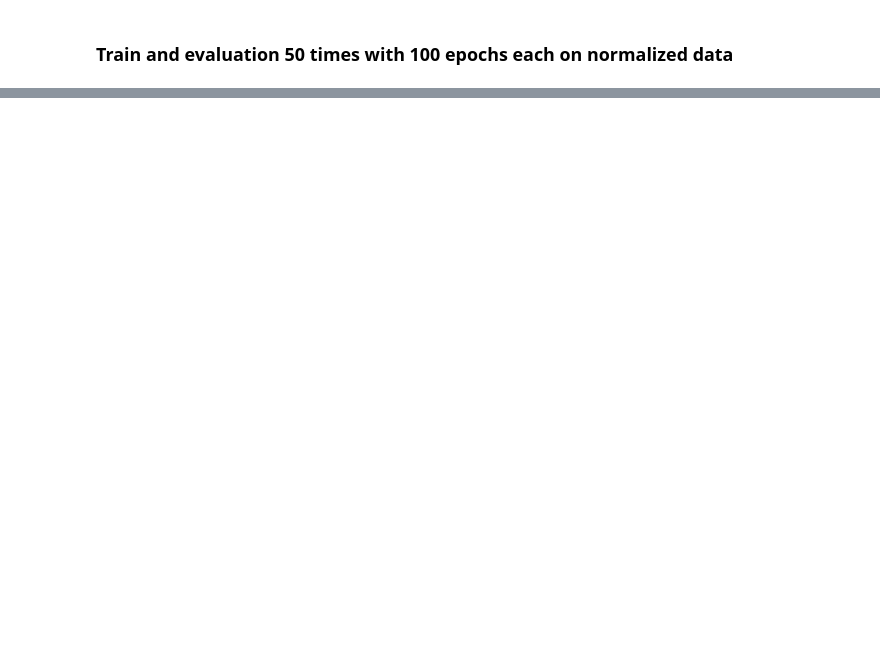
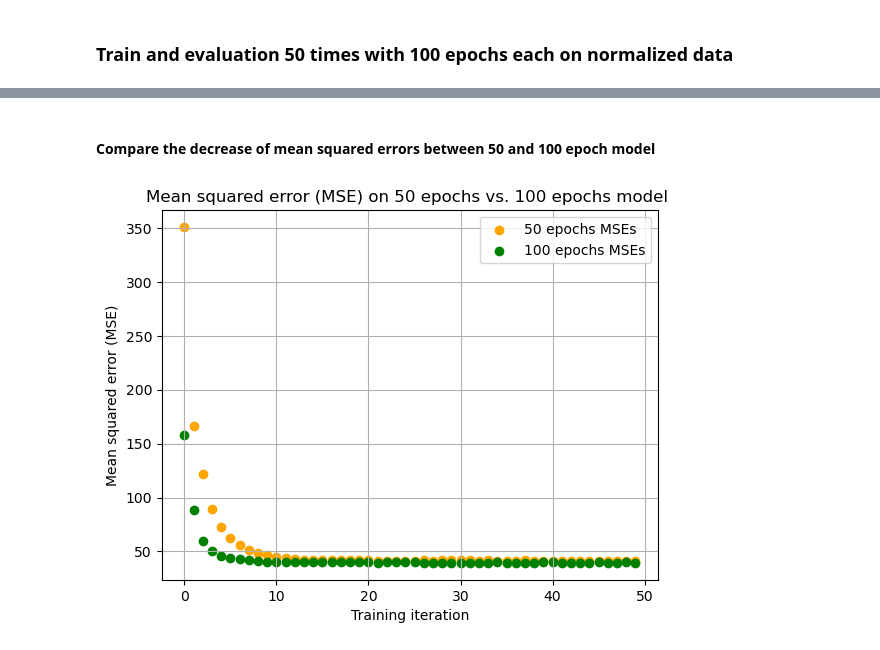
Before and after one commit to gitrsi/cyberops.zone, a Jupyter notebook: learning/Deep Learning & Neural Networks with Keras/PeergradedAssignment_BuildaRegressionModelinKeras.ipynb, the cells around one changed output, grey strips where cells are left out. Saved outputs shown, nothing was run; the diff lists cells and outputs as text; code cells hidden in the pictures; blank space fills up the shorter version.

```diff
--- a/learning/Deep Learning & Neural Networks with Keras/PeergradedAssignment_BuildaRegressionModelinKeras.ipynb
+++ b/learning/Deep Learning & Neural Networks with Keras/PeergradedAssignment_BuildaRegressionModelinKeras.ipynb
@@ -279,7 +381,7 @@ Repeat Part B but use 100 epochs this time for training. How does the mean of th
 ### Train and evaluation 50 times with 100 epochs each on normalized data
 # %%
 # build the model
-model_100_norm = regression_model()
+model_100_norm = regression_model_shallow()
 
 # Train and evaluate 50 times and calculate mean and standard deviation of the mean squared errors
 
@@ -298,10 +400,10 @@ for i in range(50):
     # evaluate the model
     mse_100_norm = mean_squared_error(y_test_100, model_100_norm.predict(X_test_100_norm))
     mses_100_norm = np.append(mses_100_norm, mse_100_norm, axis=None)
-    print("Iteration " + str(i) + " of 50 training and evaluation of model complete. MSE is : {:.4f}".format(mse_100_norm))
+    print("Iteration " + str(i+1) + " of 50 training and evaluation of model complete. MSE is : {:.4f}".format(mse_100_norm))
 
-model_100_norm_mse_mean = np.mean(mses_50_norm, axis=0)
-model_100_norm_mse_std = np.std(mses_50_norm, axis=0)
+model_100_norm_mse_mean = np.mean(mses_100_norm, axis=0)
+model_100_norm_mse_std = np.std(mses_100_norm, axis=0)
 
 print("\n")
 print("The mean deviation of the mean squared error (MSE) on normalized test set with 100 epochs: {:.4f}".format(model_100_norm_mse_mean))
@@ -316,14 +429,20 @@ After x iterations
+# %% [markdown]
+#### Compare the decrease of mean squared errors between 50 and 100 epoch model
 # %%
 # Plott MSE for 50 vs. 100 epoch training
 
 epoch_50_MSEs = mses_50_norm
 epoch_100_MSEs = mses_100_norm
 iterations = np.arange(50)
 
-plt.title("Mean squared error (MSE) on regular vs. normalized data ")
-plt.xlabel("Iteration")
+plt.title("Mean squared error (MSE) on 50 epochs vs. 100 epochs model ")
+plt.xlabel("Training iteration")
 plt.ylabel("Mean squared error (MSE)")
+plt.grid(True)
 
-plt.scatter(iterations, epoch_50_MSEs, color="orange",)
-plt.scatter(iterations, epoch_100_MSEs, color="green",)
+plt.scatter(iterations, epoch_50_MSEs, color="orange", label="50 epochs MSEs")
+plt.scatter(iterations, epoch_100_MSEs, color="green", label="100 epochs MSEs")
+plt.legend()
 plt.show()
+# %% [output]
+[figure, added]
```
Also changed, not shown: parts of 38 cells of this notebook.
